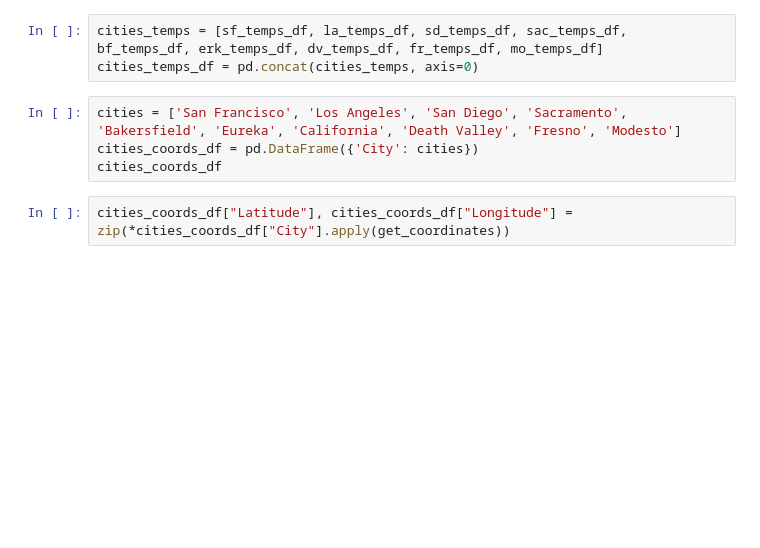
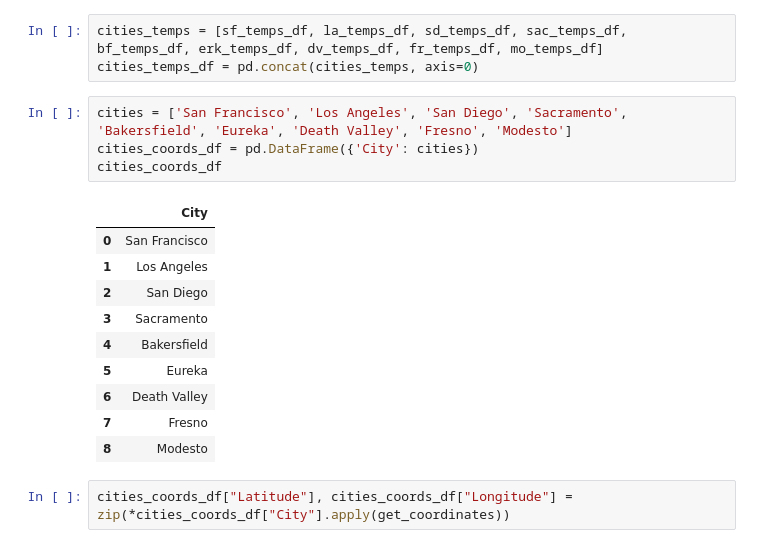
Before and after one commit to wrwr4859/UCB-Project3-Group3, a Jupyter notebook: ca_climate_change.ipynb, the cells around one changed output. Saved outputs shown, nothing was run; the diff lists cells and outputs as text; blank space fills up the shorter version.

```diff
--- a/ca_climate_change.ipynb
+++ b/ca_climate_change.ipynb
@@ -369,9 +677,20 @@ def get_coordinates(city_name):
 cities_temps = [sf_temps_df, la_temps_df, sd_temps_df, sac_temps_df, bf_temps_df, erk_temps_df, dv_temps_df, fr_temps_df, mo_temps_df]
 cities_temps_df = pd.concat(cities_temps, axis=0)
 # %%
-cities = ['San Francisco', 'Los Angeles', 'San Diego', 'Sacramento', 'Bakersfield', 'Eureka', 'California', 'Death Valley', 'Fresno', 'Modesto']
+cities = ['San Francisco', 'Los Angeles', 'San Diego', 'Sacramento', 'Bakersfield', 'Eureka', 'Death Valley', 'Fresno', 'Modesto']
 cities_coords_df = pd.DataFrame({'City': cities})
 cities_coords_df
+# %% [output]
+|  | City |
+| 0 | San Francisco |
+| 1 | Los Angeles |
+| 2 | San Diego |
+| 3 | Sacramento |
+| 4 | Bakersfield |
+| 5 | Eureka |
+| 6 | Death Valley |
+| 7 | Fresno |
+| 8 | Modesto |
 # %%
 cities_coords_df["Latitude"], cities_coords_df["Longitude"] = zip(*cities_coords_df["City"].apply(get_coordinates))
 # %%
```
Also changed, not shown: parts of 44 cells of this notebook, 2 other files.
